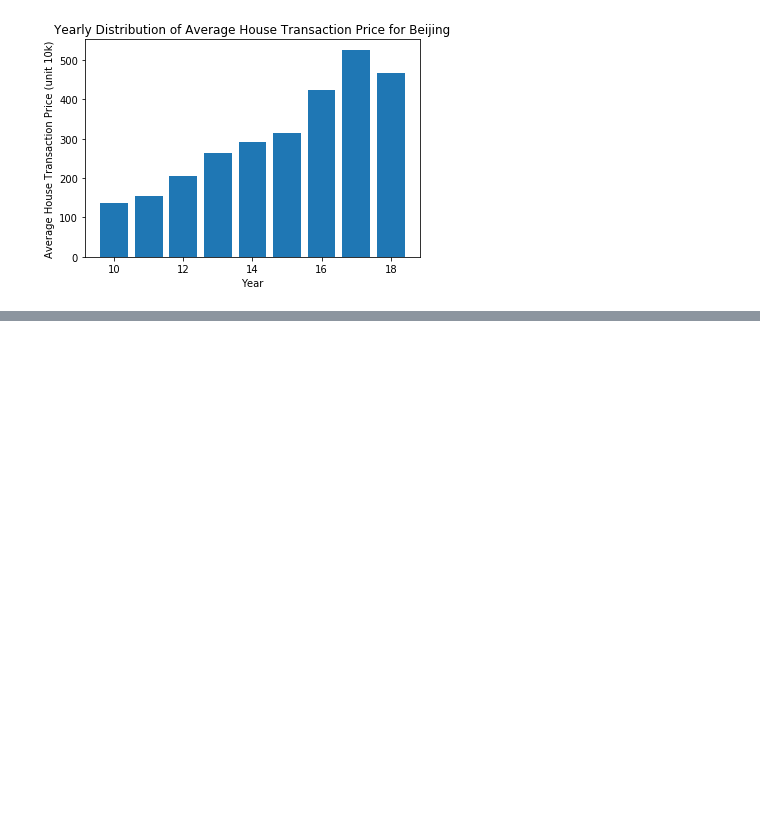
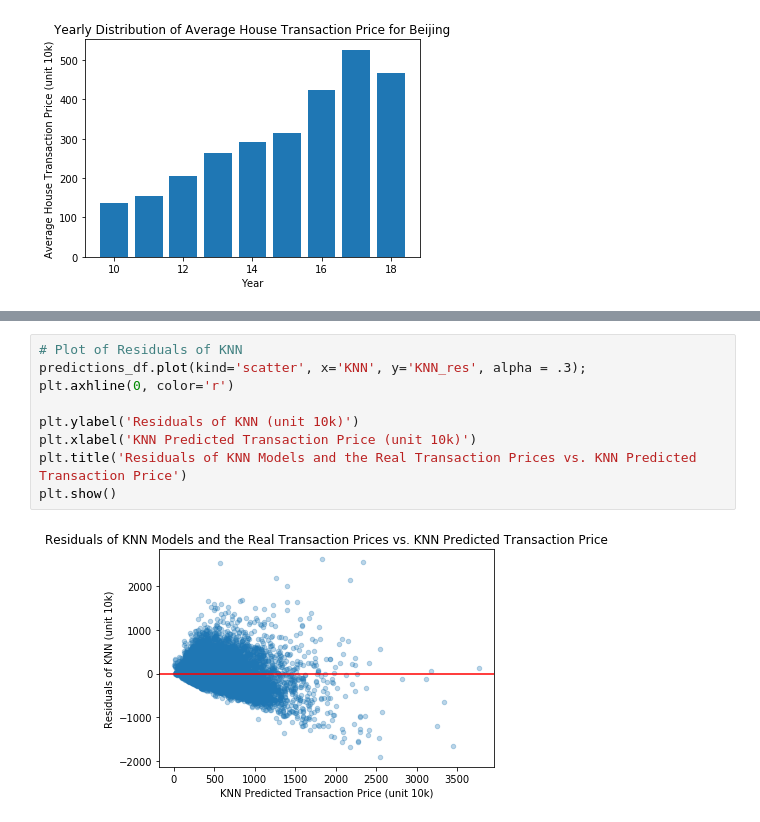
Before and after one commit to ashleyz7/370-Housing-Price-Project, a Jupyter notebook: analysis.ipynb, the cells around one changed output, grey strips where cells are left out. Drawn from its saved outputs; the diff is of its cells as text; blank space fills up the shorter version.

```diff
--- a/analysis.ipynb
+++ b/analysis.ipynb
@@ -306,0 +236,11 @@ ggrid.score(test_features, test_outcome)
+# %%
+# Plot of Residuals of KNN
+predictions_df.plot(kind='scatter', x='KNN', y='KNN_res', alpha = .3);
+plt.axhline(0, color='r')
+
+plt.ylabel('Residuals of KNN (unit 10k)')
+plt.xlabel('KNN Predicted Transaction Price (unit 10k)')
+plt.title('Residuals of KNN Models and the Real Transaction Prices vs. KNN Predicted Transaction Price')
+plt.show()
+# %% [output]
+[figure, added]
```
Also changed, not shown: parts of 19 cells of this notebook, 1 other file.
